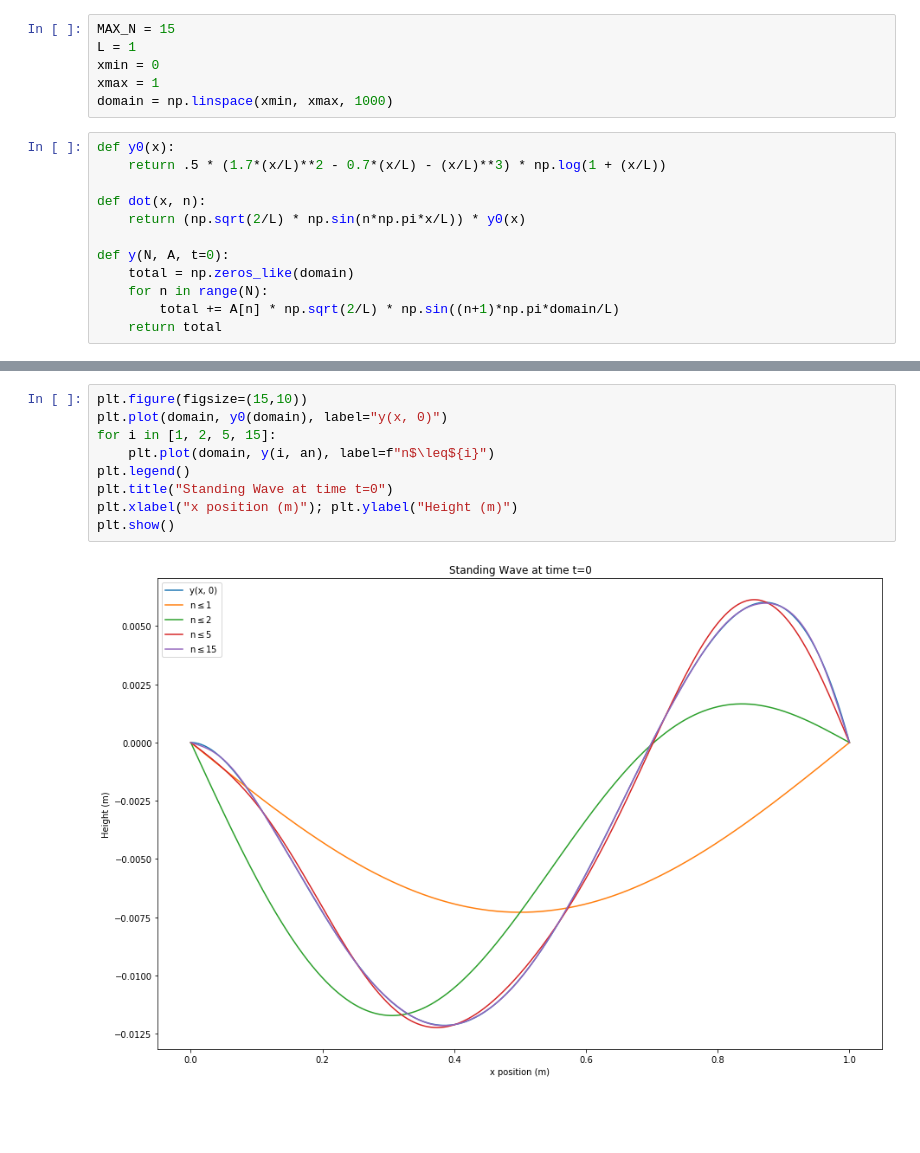
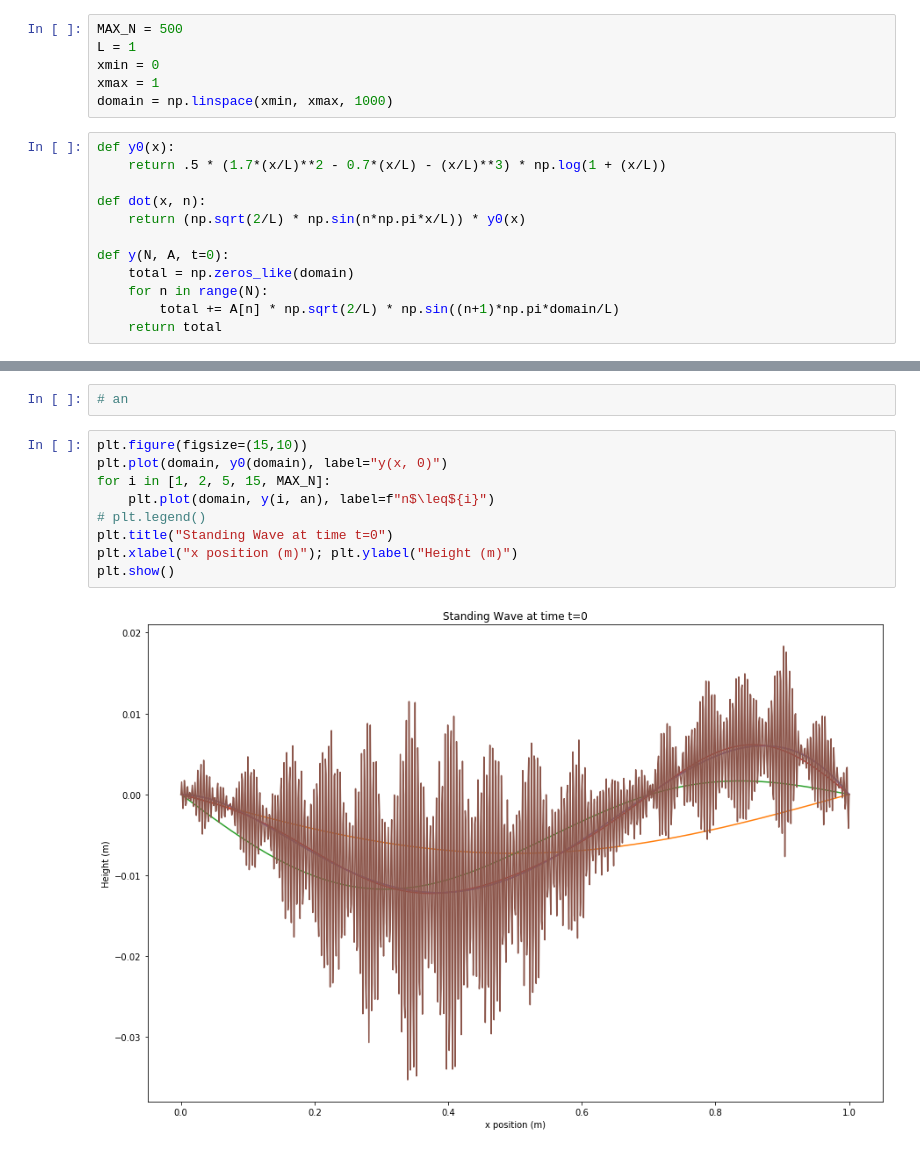
Before and after one commit to austinbeauch/thirdyearphys, a Jupyter notebook: 323/A2.ipynb, the cells around one changed output, grey strips where cells are left out. Cells and saved outputs as stored; diff of their text form; blank space fills up the shorter version.

```diff
--- a/323/A2.ipynb
+++ b/323/A2.ipynb
@@ -4,7 +4,7 @@ from scipy import integrate
 from matplotlib import pyplot as plt
 from sympy.physics.quantum import Ket
 # %%
-MAX_N = 15
+MAX_N = 500
 L = 1
 xmin = 0
 xmax = 1
@@ -44,11 +32,13 @@ an
+# %%
+# an
 # %%
 plt.figure(figsize=(15,10))
 plt.plot(domain, y0(domain), label="y(x, 0)")
-for i in [1, 2, 5, 15]:
+for i in [1, 2, 5, 15, MAX_N]:
     plt.plot(domain, y(i, an), label=f"n$\leq${i}")
-plt.legend()
+# plt.legend()
 plt.title("Standing Wave at time t=0")
 plt.xlabel("x position (m)"); plt.ylabel("Height (m)")
 plt.show()
 # %% [output]
-[figure, old version]
+[figure, new version]
```
Also changed, not shown: parts of 2 cells of this notebook, 2 other files.
